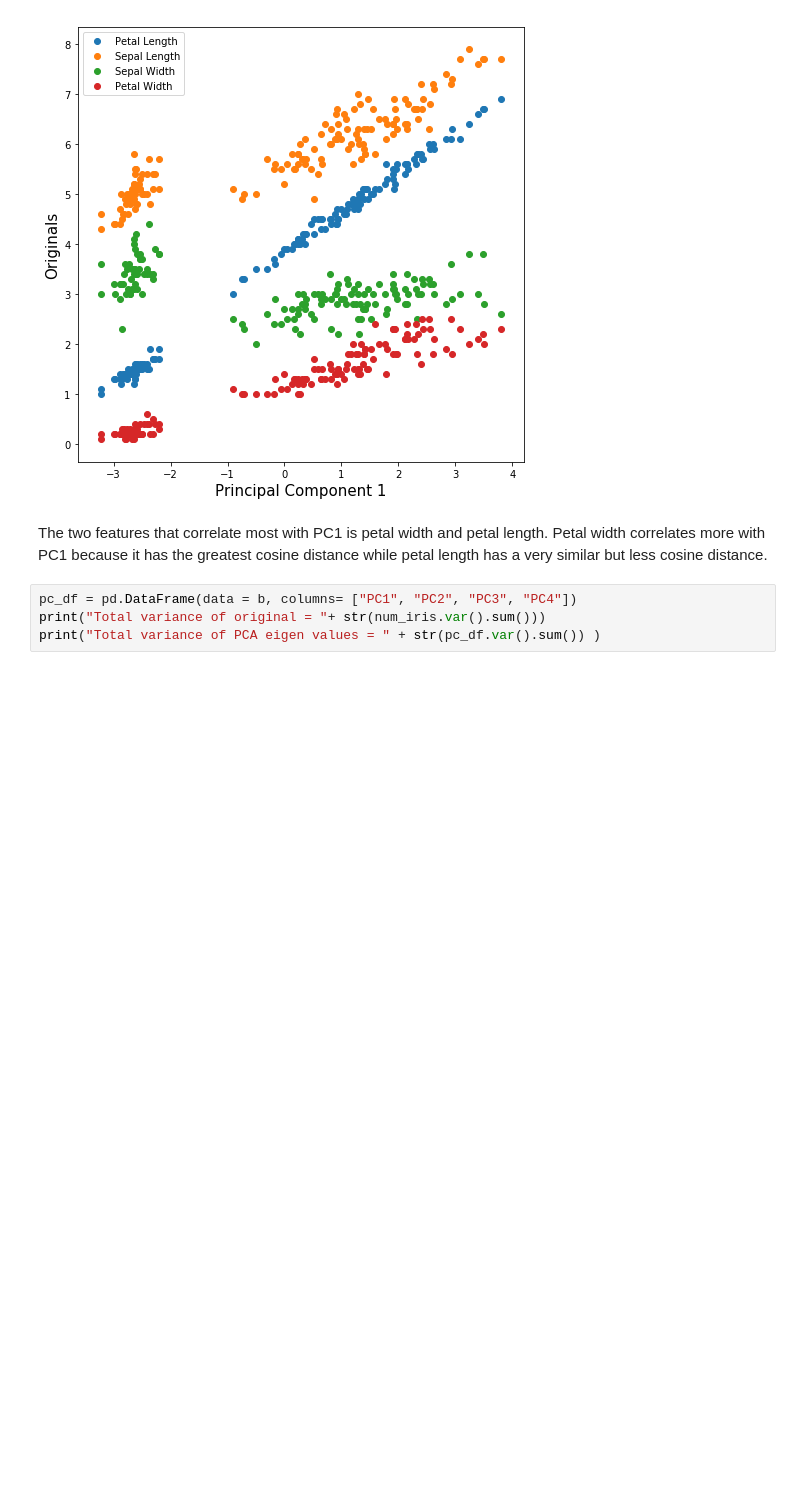
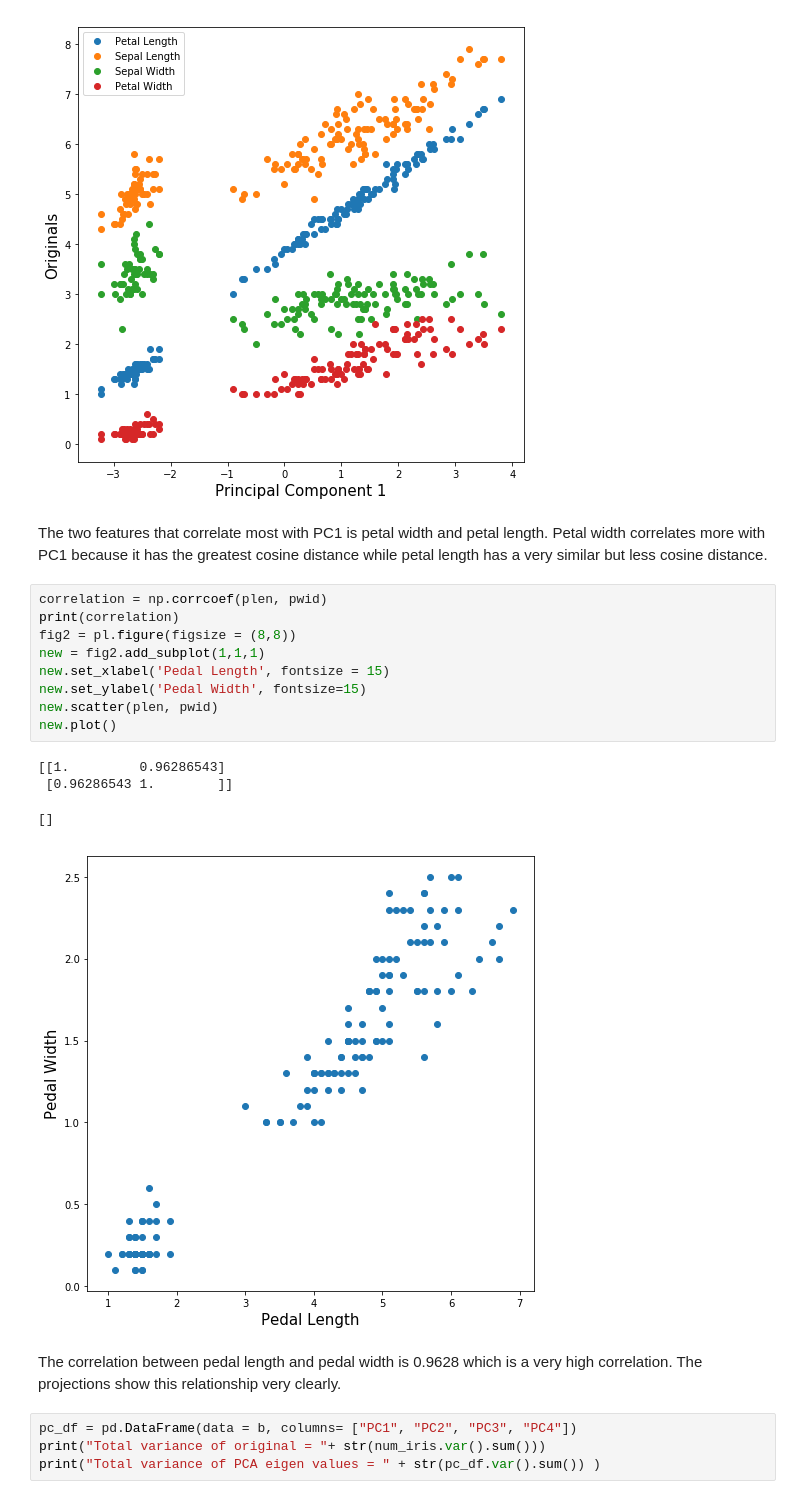
Before and after one commit to MKahacker/CS-422, a Jupyter notebook: Homework 1.ipynb, the cells around one changed output. Saved outputs shown, nothing was run; the diff lists cells and outputs as text; blank space fills up the shorter version.

```diff
--- a/Homework 1.ipynb
+++ b/Homework 1.ipynb
@@ -126,6 +200,22 @@ Cosine distance PC1 and sepal width -0.05609403648857778
 [figure]
 # %% [markdown]
 The two features that correlate most with PC1 is petal width and petal length. Petal width correlates more with PC1 because it has the greatest cosine distance while petal length has a very similar but less cosine distance.
+# %%
+correlation = np.corrcoef(plen, pwid)
+print(correlation)
+fig2 = pl.figure(figsize = (8,8))
+new = fig2.add_subplot(1,1,1)
+new.set_xlabel('Pedal Length', fontsize = 15)
+new.set_ylabel('Pedal Width', fontsize=15)
+new.scatter(plen, pwid)
+new.plot()
+# %% [output]
+[[1.         0.96286543]
+ [0.96286543 1.        ]]
+[]
+[figure, added]
+# %% [markdown]
+The correlation between pedal length and pedal width is 0.9628 which is a very high correlation. The projections show this relationship very clearly.
 # %%
 pc_df = pd.DataFrame(data = b, columns= ["PC1", "PC2", "PC3", "PC4"])
 print("Total variance of original = "+ str(num_iris.var().sum()))
```
Also changed, not shown: parts of 4 cells of this notebook.
